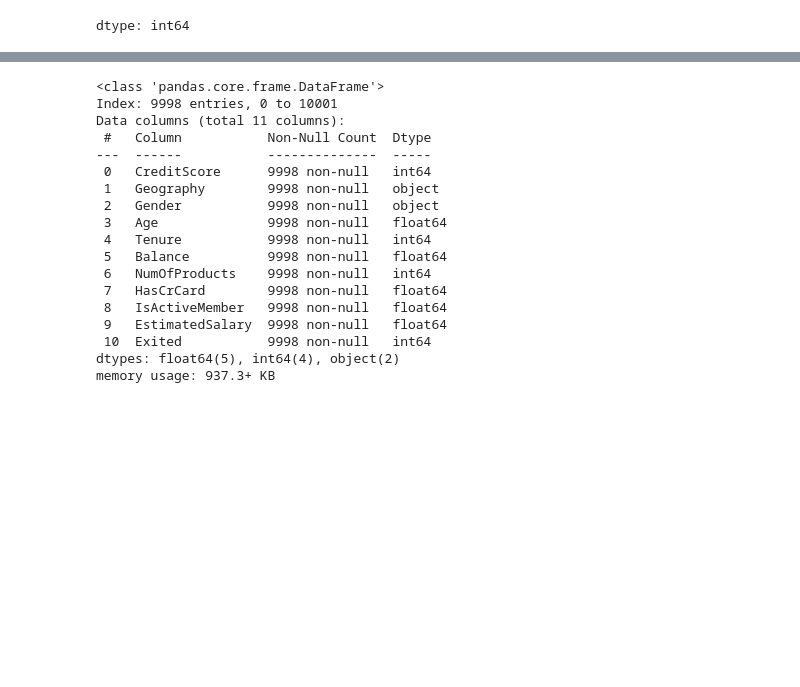
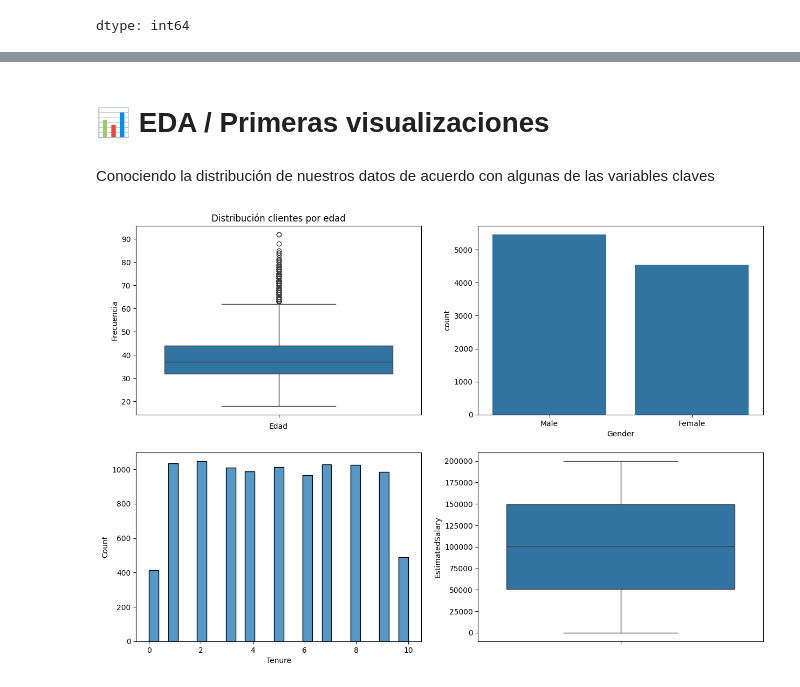
Before and after one commit to julianfvazquez/CH-DS-I, a Jupyter notebook: ProyectoDS_ParteI_Vazquez.ipynb, the cells around one changed output, grey strips where cells are left out. Saved outputs shown, nothing was run; the diff lists cells and outputs as text; code cells hidden in the pictures; blank space fills up the shorter version.

```diff
--- a/ProyectoDS_ParteI_Vazquez.ipynb
+++ b/ProyectoDS_ParteI_Vazquez.ipynb
@@ -158,21 +160,18 @@ dtype: int64
-# %%
-dataset_copy.info()
-# %% [output]
-<class 'pandas.core.frame.DataFrame'>
-Index: 9998 entries, 0 to 10001
-Data columns (total 11 columns):
- #   Column           Non-Null Count  Dtype
----  ------           --------------  -----
- 0   CreditScore      9998 non-null   int64
- 1   Geography        9998 non-null   object
- 2   Gender           9998 non-null   object
- 3   Age              9998 non-null   float64
- 4   Tenure           9998 non-null   int64
- 5   Balance          9998 non-null   float64
- 6   NumOfProducts    9998 non-null   int64
- 7   HasCrCard        9998 non-null   float64
- 8   IsActiveMember   9998 non-null   float64
- 9   EstimatedSalary  9998 non-null   float64
- 10  Exited           9998 non-null   int64
-dtypes: float64(5), int64(4), object(2)
-memory usage: 937.3+ KB
+# %% [markdown]
+# 📊 EDA / Primeras visualizaciones
+# %% [markdown]
+Conociendo la distribución de nuestros datos de acuerdo con algunas de las variables claves
+# %%
+fig, ax = plt.subplots(2,2, figsize=(15,10))
+ax01 = sns.boxplot(dataset_copy.Age, ax=ax[0,0])
+sns.barplot(dataset_copy.Gender.value_counts(), ax=ax[0,1])
+sns.histplot(dataset_copy.Tenure, ax=ax[1,0])
+sns.boxplot(dataset_copy.EstimatedSalary, ax=ax[1,1])
+
+ax01.set_title('Distribución clientes por edad')
+ax01.set_xlabel('Edad')
+ax01.set_ylabel('Frecuencia')
+
+plt.show()
+# %% [output]
+[figure, added]
```
Also changed, not shown: parts of 2 cells of this notebook.
